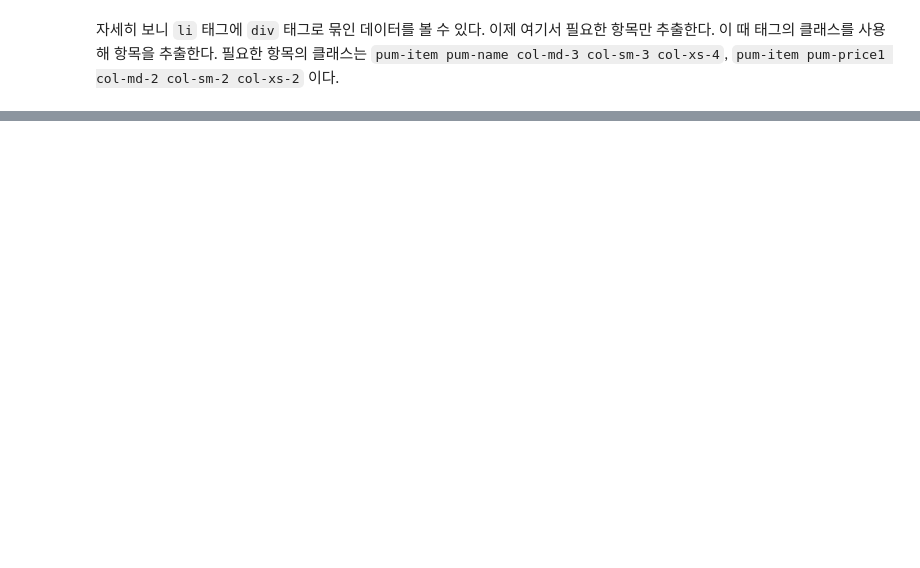
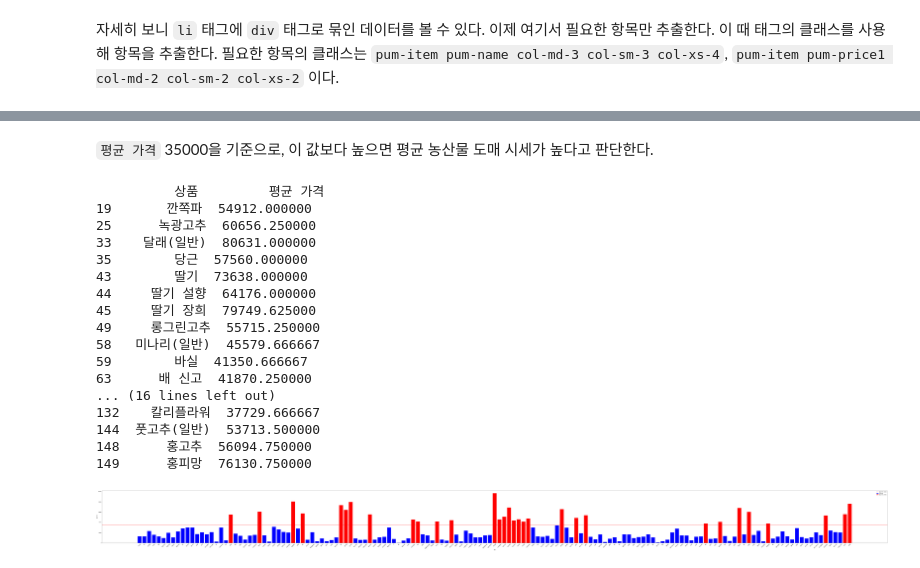
Before and after one commit to CharmStrange/CoLab_data, a Jupyter notebook: ipynb-majoring/DS/중간과정_프로젝트.ipynb, the cells around one changed output, grey strips where cells are left out. Saved outputs shown, nothing was run; the diff lists cells and outputs as text; code cells hidden in the pictures; blank space fills up the shorter version.

```diff
--- a/ipynb-majoring/DS/중간과정_프로젝트.ipynb
+++ b/ipynb-majoring/DS/중간과정_프로젝트.ipynb
@@ -52,0 +145,43 @@ df
+# %% [markdown]
+`평균 가격` 35000을 기준으로, 이 값보다 높으면 평균 농산물 도매 시세가 높다고 판단한다.
+# %%
+# '평균 가격'이 35000 이상인 행을 추출
+filtered_df = df_t[df_t['평균 가격'] > 35000]
+print(filtered_df)
+
+# 그래프 그리기
+plt.figure(figsize=(150, 10))
+
+# 전체 상품에 대한 바 그래프
+plt.bar(df_t['상품'], df_t['평균 가격'], color='blue', label='전체 상품')
+
+# '평균 가격'이 35000 이상인 상품을 붉은색으로 강조하여 표시
+plt.bar(filtered_df['상품'], filtered_df['평균 가격'], color='red', label='평균 가격 > 35000')
+
+# 35000인 빨간 줄 추가
+plt.axhline(y=35000, color='red', linestyle='--', label='평균 가격 = 35000')
+
+plt.xlabel('상품')
+plt.ylabel('평균 가격')
+plt.legend()
+plt.xticks(rotation=45)
+plt.show()
+# %% [output]
+          상품         평균 가격
+19       깐쪽파  54912.000000
+25      녹광고추  60656.250000
+33    달래(일반)  80631.000000
+35        당근  57560.000000
+43        딸기  73638.000000
+44     딸기 설향  64176.000000
+45     딸기 장희  79749.625000
+49     롱그린고추  55715.250000
+58   미나리(일반)  45579.666667
+59        바실  41350.666667
+63      배 신고  41870.250000
+... (16 lines left out)
+132    칼리플라워  37729.666667
+144  풋고추(일반)  53713.500000
+148      홍고추  56094.750000
+149      홍피망  76130.750000
+[figure, added]
```
Also changed, not shown: parts of 11 cells of this notebook.
